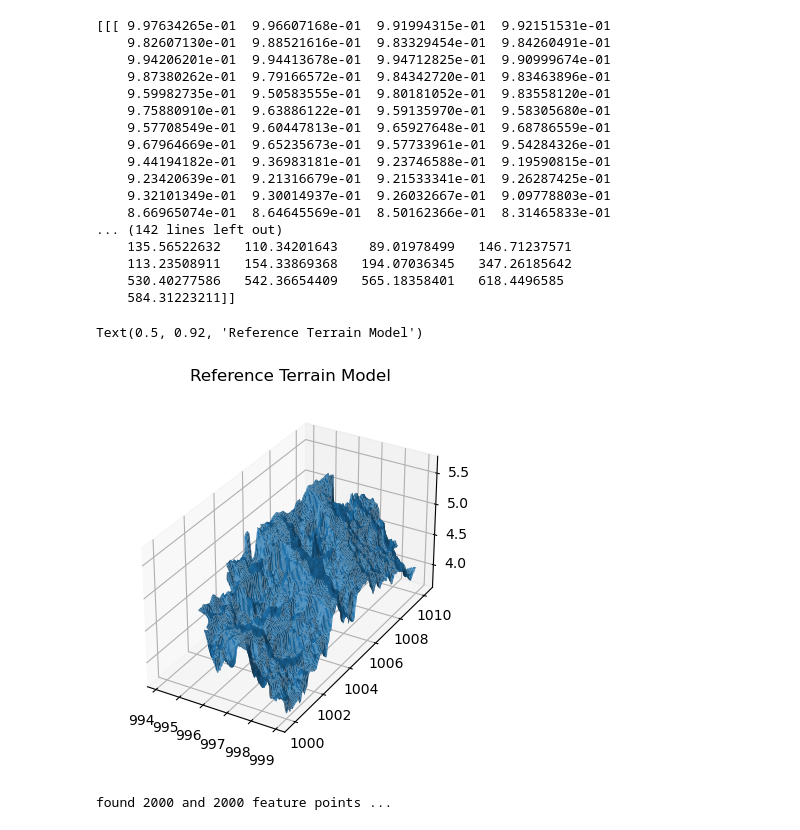
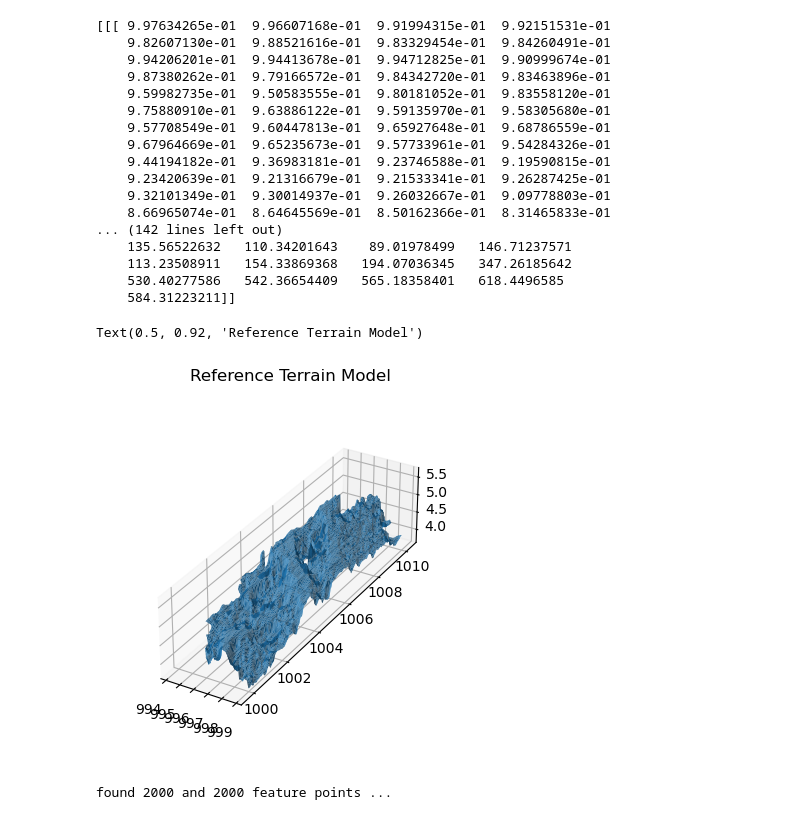
Before and after one commit to AmelineA2003/AMME5710, a Jupyter notebook: Assignments/A2/Question_1/Q1_A2.ipynb, the cells around one changed output. Cells and saved outputs as stored; diff of their text form; code cells hidden in the pictures.

```diff
--- a/Assignments/A2/Question_1/Q1_A2.ipynb
+++ b/Assignments/A2/Question_1/Q1_A2.ipynb
@@ -101,35 +101,35 @@ Y = terrain_data["Y"]
 
 
 
 
 # Plot the Ground Truth Terrain Data
 fig = plt.figure()
 ax = fig.add_subplot(111, projection='3d')
-ax.set_box_aspect([1, 2, 1])
+ax.set_box_aspect([1, 4, 1])
 
 X, Y = np.meshgrid(terrain_data['X'], terrain_data['Y'])
 surf = ax.plot_surface(X, Y, -terrain_data['height_grid'], rstride=5, cstride=5)
 ax.set_title("Reference Terrain Model")
 # %% [output]
 [[[ 9.97634265e-01  9.96607168e-01  9.91994315e-01  9.92151531e-01
     9.82607130e-01  9.88521616e-01  9.83329454e-01  9.84260491e-01
     9.94206201e-01  9.94413678e-01  9.94712825e-01  9.90999674e-01
     9.87380262e-01  9.79166572e-01  9.84342720e-01  9.83463896e-01
     9.59982735e-01  9.50583555e-01  9.80181052e-01  9.83558120e-01
     9.75880910e-01  9.63886122e-01  9.59135970e-01  9.58305680e-01
     9.57708549e-01  9.60447813e-01  9.65927648e-01  9.68786559e-01
     9.67964669e-01  9.65235673e-01  9.57733961e-01  9.54284326e-01
     9.44194182e-01  9.36983181e-01  9.23746588e-01  9.19590815e-01
     9.23420639e-01  9.21316679e-01  9.21533341e-01  9.26287425e-01
     9.32101349e-01  9.30014937e-01  9.26032667e-01  9.09778803e-01
     8.66965074e-01  8.64645569e-01  8.50162366e-01  8.31465833e-01
 ... (142 lines left out)
     135.56522632   110.34201643    89.01978499   146.71237571
     113.23508911   154.33869368   194.07036345   347.26185642
     530.40277586   542.36654409   565.18358401   618.4496585
     584.31223211]]
 Text(0.5, 0.92, 'Reference Terrain Model')
-[figure, old version]
+[figure, new version]
 # %%
 # Creating arrays to store left and right images
 
```
Also changed, not shown: parts of 8 cells of this notebook.
